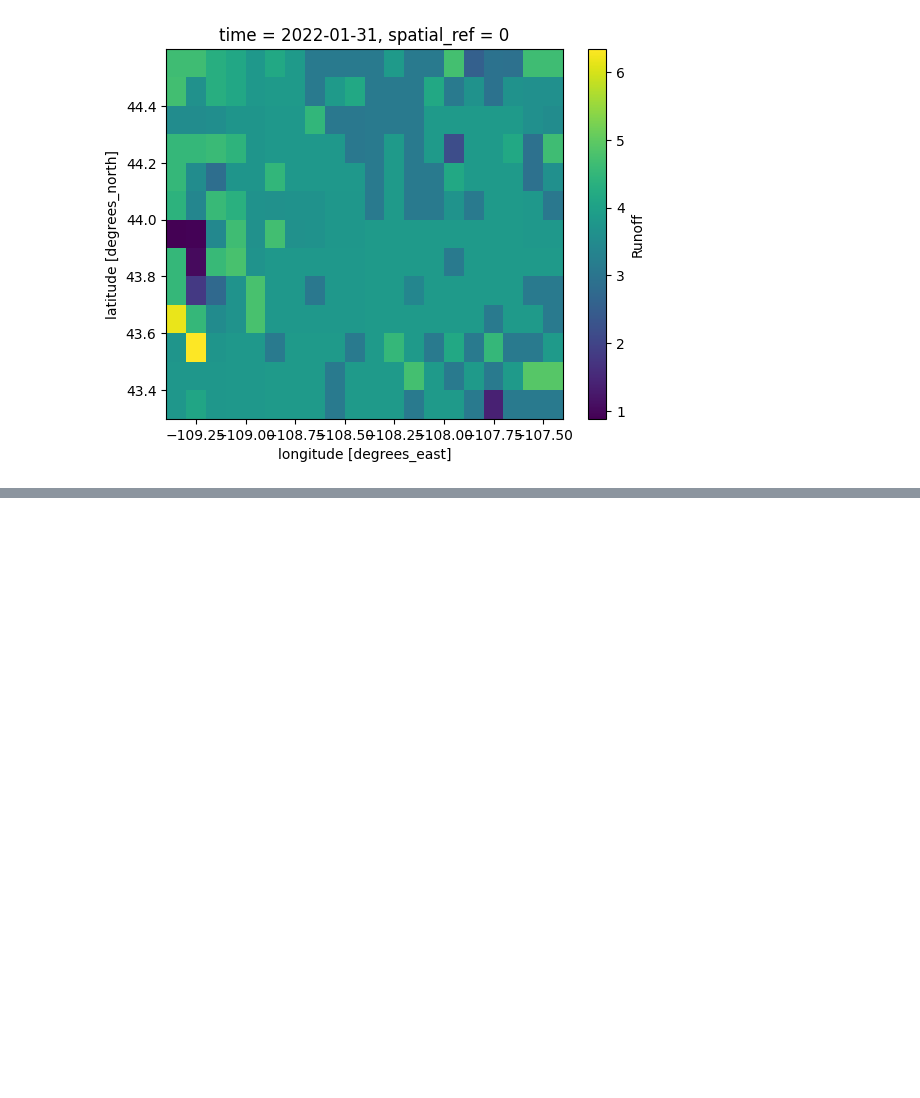
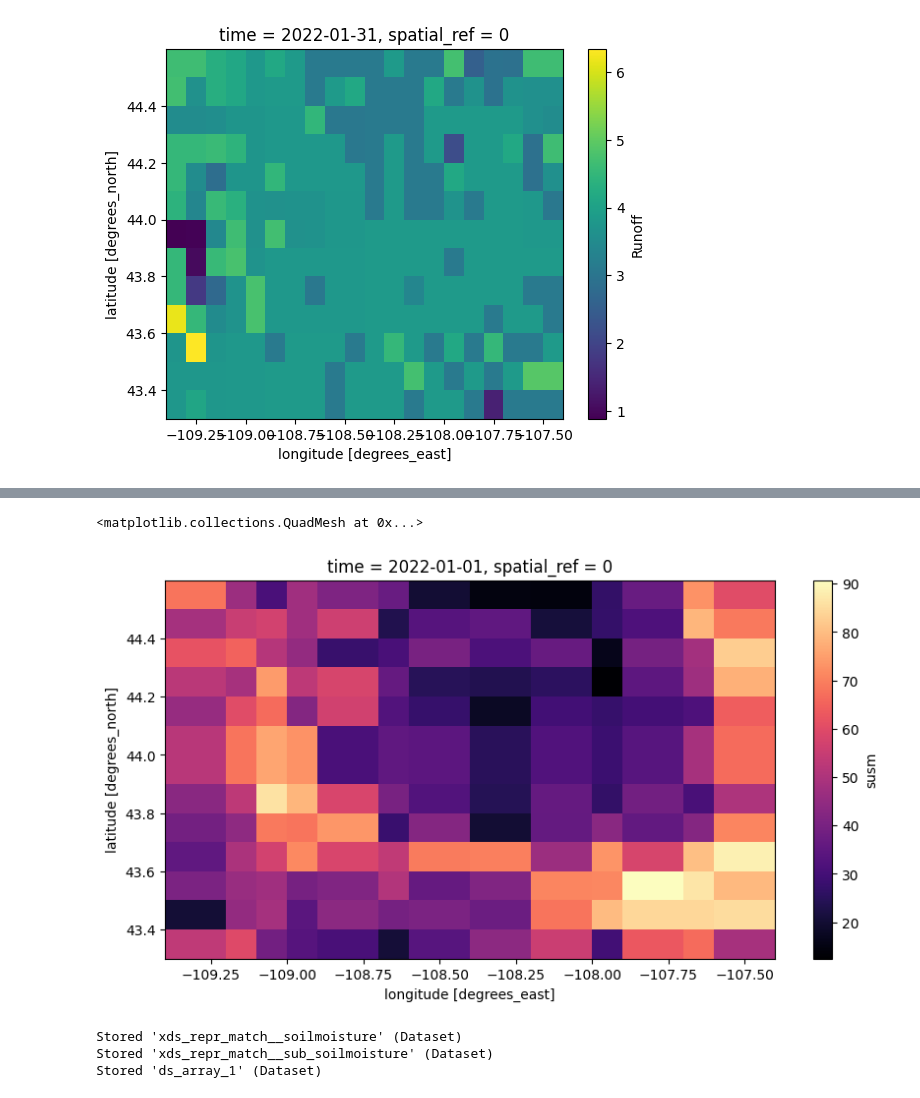
Before and after one commit to mahdi98mnm/WaterBalance, a Jupyter notebook: notebook/Sflow.ipynb, the cells around one changed output, grey strips where cells are left out. Cells and saved outputs as stored; diff of their text form; code cells hidden in the pictures; blank space fills up the shorter version.

Commit message:
calculate soil content for evaporation_layer

```diff
--- a/notebook/Sflow.ipynb
+++ b/notebook/Sflow.ipynb
@@ -173,3 +196,21 @@ ds_array_1.Runoff.plot()
 # %% [output]
 <matplotlib.collections.QuadMesh at 0x...>
 [figure]
+# %%
+# Map = geemap.Map()
+# Map.add_basemap('HYBRID')
+
+soilmoisture = ee.ImageCollection('NASA_USDA/HSL/SMAP10KM_soil_moisture').filter(ee.Filter.date('2022-01-31T00:00:00', '2022-02-01T00:00:00')).select('ssm').mean().clip(shape)
+
+sub_soilmoisture = ee.ImageCollection('NASA_USDA/HSL/SMAP10KM_soil_moisture').filter(ee.Filter.date('2022-01-31T00:00:00', '2022-02-01T00:00:00')).select('susm').mean().clip(shape)
+# Map.centerObject(shape, 9)
+# Map.addLayer(soilmoisture, {'min':0, 'max':28, 'palette': ['0300ff', '418504', 'efff07', 'efff07', 'ff0303']}, 'soilmoisture')
+# Map
+# %%
+soilmoisture = soilmoisture.set("system:time_start", ee.Date("2022"))
+sub_soilmoisture = sub_soilmoisture.set("system:time_start", ee.Date("2022"))
+
+
+arr_soilmoisture = soilmoisture.wx.to_xarray(scale=10000, crs='EPSG:4326')
+arr_sub_soilmoisture = sub_soilmoisture.wx.to_xarray(scale=10000, crs='EPSG:4326')
+arr_sub_soilmoisture
@@ -175,0 +238,12 @@ ds_array_1.Runoff.plot()
+# %%
+import rioxarray
+import rasterio
+
+
+da_soilmoisture = arr_soilmoisture.rio.write_crs("epsg:4326", inplace=True)
+da_sub_soilmoisture = arr_sub_soilmoisture.rio.write_crs("epsg:4326", inplace=True)
+
+xds_repr_match__soilmoisture = da_soilmoisture.rio.reproject_match(p, resampling = rasterio.enums.Resampling.nearest)
+xds_repr_match__sub_soilmoisture = da_sub_soilmoisture.rio.reproject_match(p, resampling = rasterio.enums.Resampling.nearest)
+
+xds_repr_match__sub_soilmoisture
@@ -175,0 +271,49 @@ ds_array_1.Runoff.plot()
+# %%
+xds_repr_match__sub_soilmoisture.susm.plot(figsize=(10, 5), cmap="magma")
+# %% [output]
+<matplotlib.collections.QuadMesh at 0x...>
+[figure, added]
+# %%
+from qdwb.primary_surface_flow.primary_surface_flow import *
+from qdwb.primary_surface_flow.asset import *
+
+cn = list(xds_repr_match.dry.values.flatten())
+pre = list(p.precipitation.values.flatten())
+soil = list(xds_repr_match__soilmoisture.ssm.values.flatten())
+
+R = np.array([PrimarySurfaceFlow.scs(
+    precipitation = float(i),
+    curve_number = float(j),
+    rsa = True,
+    antecedent_precipitation = float(z),
+    is_growing_season = True
+)[0]
+for i, j, z in zip(pre, cn, soil)])
+
+underground_runoff = np.array([PrimarySurfaceFlow.scs(
+    precipitation = float(i),
+    curve_number = float(j),
+    rsa = True,
+    antecedent_precipitation = float(z),
+    is_growing_season = True
+)[1]
+for i, j, z in zip(pre, cn, soil)])
+
+R_array = R.reshape(1,13,20)
+underground_runoff_array = underground_runoff.reshape(1,13,20)
+
+
+ds_array = p.assign(Runoff=(['time', 'y', 'x'], R_array))
+ds_array_1 = ds_array.assign(underground_runoff=(['time', 'y', 'x'], underground_runoff_array))
+ds_array_2 = ds_array_1.assign(underground_runoff=(['time', 'y', 'x'], underground_runoff_array))
+
+
+
+# ds_array_1.Runoff.plot()
+%store xds_repr_match__soilmoisture
+%store xds_repr_match__sub_soilmoisture
+%store ds_array_1
+# %% [output]
+Stored 'xds_repr_match__soilmoisture' (Dataset)
+Stored 'xds_repr_match__sub_soilmoisture' (Dataset)
+Stored 'ds_array_1' (Dataset)
```
Also changed, not shown: parts of 7 cells of this notebook, 4 other files.
